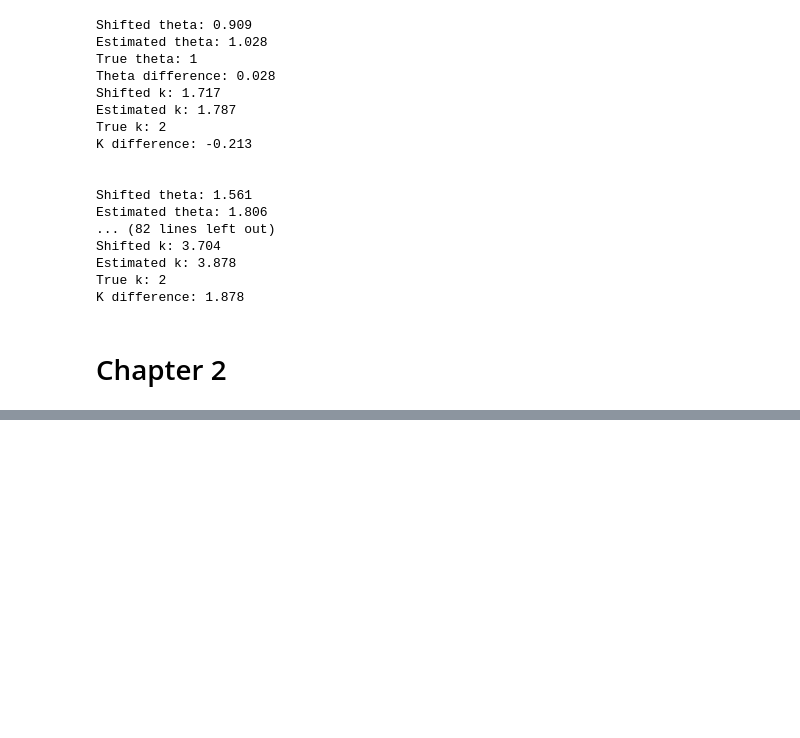
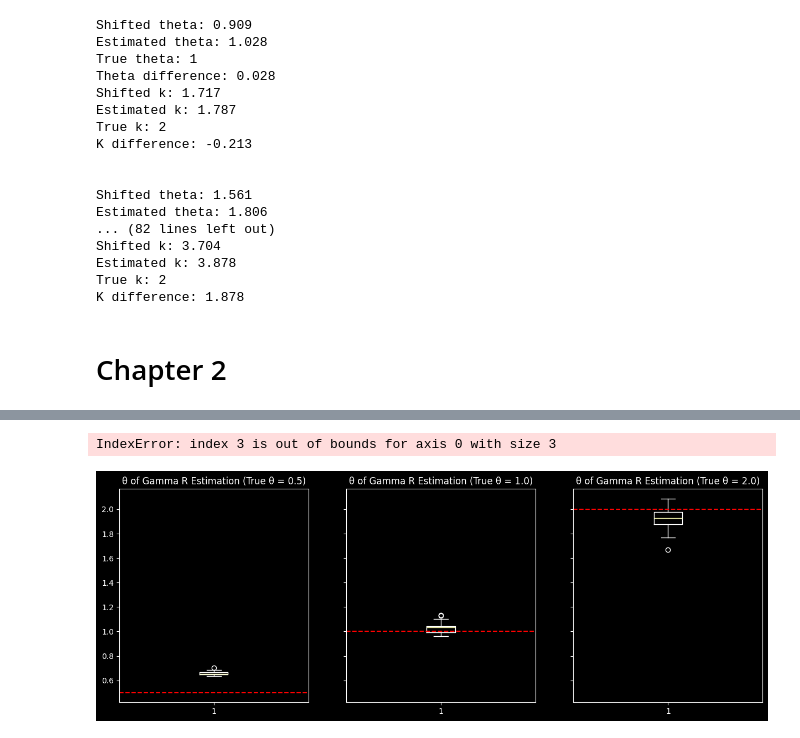
Before and after one commit to gregothebyteknight/mirror, a Jupyter notebook: sandbox.ipynb, the cells around one changed output, grey strips where cells are left out. Cells and saved outputs as stored; diff of their text form; code cells hidden in the pictures; blank space fills up the shorter version.

```diff
--- a/sandbox.ipynb
+++ b/sandbox.ipynb
@@ -186,0 +187,5 @@ big_r_inf_box(theta_set, 1000)
+# %%
+big_r_inf_box(k_set, 1000)
+# %% [output]
+IndexError: index 3 is out of bounds for axis 0 with size 3
+[figure, added]
```
Also changed, not shown: parts of 3 cells of this notebook, 3 other files.
